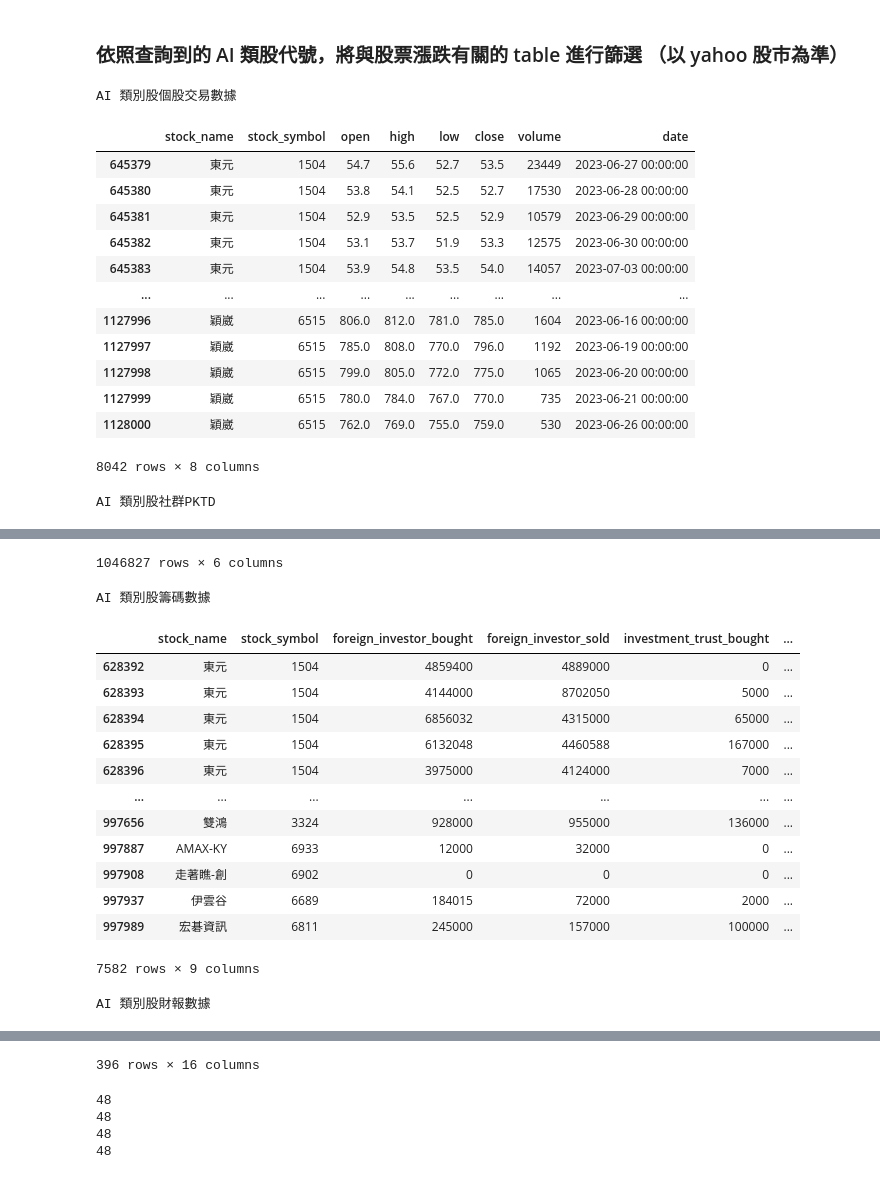
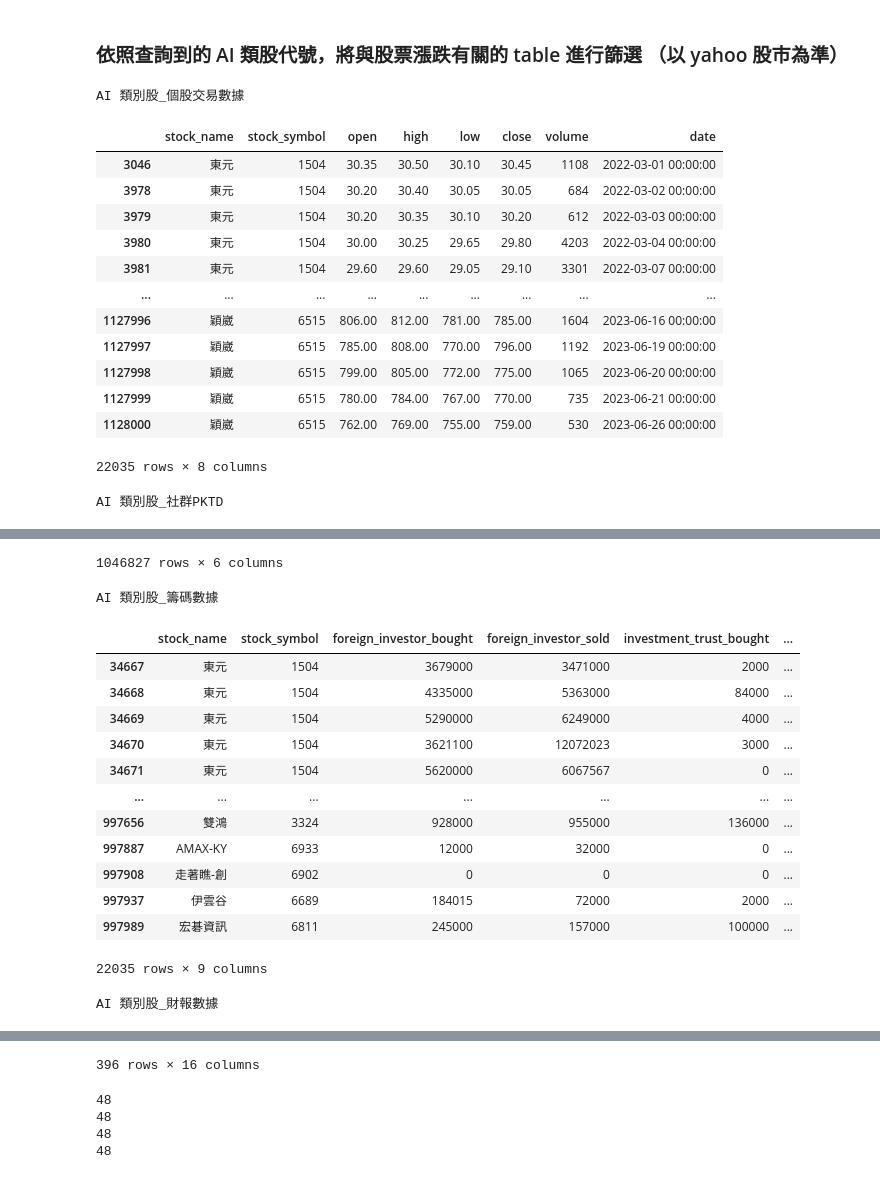
Before and after one commit to ruby0322/bda-midterm-project, a Jupyter notebook: bda_midterm_project.ipynb, the cells around one changed output, grey strips where cells are left out. Cells and saved outputs as stored; diff of their text form; code cells hidden in the pictures.

Commit message:
fix:AI stock info

```diff
--- a/bda_midterm_project.ipynb
+++ b/bda_midterm_project.ipynb
@@ -104,3 +130,15 @@ Categories of 微股力社群PKTD-2年 : Index(['date', 'stock_symbol', 'actionP
+# %%
+# 類股代號皆轉為 string 型態
+data['微股力個股交易數據-2年']['stock_symbol'] = data['微股力個股交易數據-2年']['stock_symbol'].astype(str)
+data['微股力社群PKTD-2年']['stock_symbol'] = data['微股力社群PKTD-2年']['stock_symbol'].astype(str)
+data['微股力籌碼數據-2年']['stock_symbol'] = data['微股力籌碼數據-2年']['stock_symbol'].astype(str)
+data['微股力財報數據-2年']['stock_symbol'] = data['微股力財報數據-2年']['stock_symbol'].astype(str)
+# %%
+# 呼叫次數整理
+data['微股力社群PKTD-2年']['actionP'] = data['微股力社群PKTD-2年']['actionP'] // 123
+data['微股力社群PKTD-2年']['actionK'] = data['微股力社群PKTD-2年']['actionK'] // 123
+data['微股力社群PKTD-2年']['actionT'] = data['微股力社群PKTD-2年']['actionT'] // 123
+data['微股力社群PKTD-2年']['actionD'] = data['微股力社群PKTD-2年']['actionD'] // 123
 # %% [markdown]
 ### 依照查詢到的 AI 類股代號，將與股票漲跌有關的 table 進行篩選 （以 yahoo 股市為準）
 # %%
@@ -111,36 +149,39 @@ AI_stock_label = ['1504','2059','2308','2312','2317','2330','2353','2356','2357'
           '4966','5274','5289','5351','5439','6166','6214','6274','6414','6515',
           '6643','6669','6689','6811','6841','6902','6933','8210']
 # %%
-print('AI 類別股個股交易數據')
+print('AI 類別股_個股交易數據')
 ai_stock_exchange_data = data['微股力個股交易數據-2年'][data['微股力個股交易數據-2年']['stock_symbol'].isin(AI_stock_label)]
 display(ai_stock_exchange_data)
+print('\n')
 
-print('AI 類別股社群PKTD')
-ai_stock_pktd = data['微股力社群PKTD-2年'][data['微股力社群PKTD-2年']['stock_symbol'].isin(AI_stock_label)]
-display(ai_stock_pktd)
+print('AI 類別股_社群PKTD')
+ai_stock_PKTD = data['微股力社群PKTD-2年'][data['微股力社群PKTD-2年']['stock_symbol'].isin(AI_stock_label)]
+display(ai_stock_PKTD)
+print('\n')
 
-print('AI 類別股籌碼數據')
-ai_stock_tokens = data['微股力籌碼數據-2年'][data['微股力籌碼數據-2年']['stock_symbol'].isin(AI_stock_label)]
-display(ai_stock_tokens)
+print('AI 類別股_籌碼數據')
+ai_stock_chips = data['微股力籌碼數據-2年'][data['微股力籌碼數據-2年']['stock_symbol'].isin(AI_stock_label)]
+display(ai_stock_chips)
+print('\n')
 
-print('AI 類別股財報數據')
-data['微股力財報數據-2年']['stock_symbol'] = data['微股力財報數據-2年']['stock_symbol'].astype(str, errors='ignore')
-ai_stock_fin = data['微股力財報數據-2年'][data['微股力財報數據-2年']['stock_symbol'].isin(AI_stock_label)]
-display(ai_stock_fin)
+print('AI 類別股_財報數據')
+ai_stock_fin_state = data['微股力財報數據-2年'][data['微股力財報數據-2年']['stock_symbol'].isin(AI_stock_label)]
+display(ai_stock_fin_state)
+print('\n')
 # %% [output]
-AI 類別股個股交易數據
+AI 類別股_個股交易數據
 |  | stock_name | stock_symbol | open | high | low | close | volume | date |
-| 645379 | 東元 | 1504 | 54.7 | 55.6 | 52.7 | 53.5 | 23449 | 2023-06-27 00:00:00 |
-| 645380 | 東元 | 1504 | 53.8 | 54.1 | 52.5 | 52.7 | 17530 | 2023-06-28 00:00:00 |
-| 645381 | 東元 | 1504 | 52.9 | 53.5 | 52.5 | 52.9 | 10579 | 2023-06-29 00:00:00 |
-| 645382 | 東元 | 1504 | 53.1 | 53.7 | 51.9 | 53.3 | 12575 | 2023-06-30 00:00:00 |
-| 645383 | 東元 | 1504 | 53.9 | 54.8 | 53.5 | 54.0 | 14057 | 2023-07-03 00:00:00 |
+| 3046 | 東元 | 1504 | 30.35 | 30.50 | 30.10 | 30.45 | 1108 | 2022-03-01 00:00:00 |
+| 3978 | 東元 | 1504 | 30.20 | 30.40 | 30.05 | 30.05 | 684 | 2022-03-02 00:00:00 |
+| 3979 | 東元 | 1504 | 30.20 | 30.35 | 30.10 | 30.20 | 612 | 2022-03-03 00:00:00 |
+| 3980 | 東元 | 1504 | 30.00 | 30.25 | 29.65 | 29.80 | 4203 | 2022-03-04 00:00:00 |
+| 3981 | 東元 | 1504 | 29.60 | 29.60 | 29.05 | 29.10 | 3301 | 2022-03-07 00:00:00 |
 | ... | ... | ... | ... | ... | ... | ... | ... | ... |
-| 1127996 | 穎崴 | 6515 | 806.0 | 812.0 | 781.0 | 785.0 | 1604 | 2023-06-16 00:00:00 |
-| 1127997 | 穎崴 | 6515 | 785.0 | 808.0 | 770.0 | 796.0 | 1192 | 2023-06-19 00:00:00 |
-| 1127998 | 穎崴 | 6515 | 799.0 | 805.0 | 772.0 | 775.0 | 1065 | 2023-06-20 00:00:00 |
-| 1127999 | 穎崴 | 6515 | 780.0 | 784.0 | 767.0 | 770.0 | 735 | 2023-06-21 00:00:00 |
-| 1128000 | 穎崴 | 6515 | 762.0 | 769.0 | 755.0 | 759.0 | 530 | 2023-06-26 00:00:00 |
+| 1127996 | 穎崴 | 6515 | 806.00 | 812.00 | 781.00 | 785.00 | 1604 | 2023-06-16 00:00:00 |
+| 1127997 | 穎崴 | 6515 | 785.00 | 808.00 | 770.00 | 796.00 | 1192 | 2023-06-19 00:00:00 |
+| 1127998 | 穎崴 | 6515 | 799.00 | 805.00 | 772.00 | 775.00 | 1065 | 2023-06-20 00:00:00 |
+| 1127999 | 穎崴 | 6515 | 780.00 | 784.00 | 767.00 | 770.00 | 735 | 2023-06-21 00:00:00 |
+| 1128000 | 穎崴 | 6515 | 762.00 | 769.00 | 755.00 | 759.00 | 530 | 2023-06-26 00:00:00 |
-8042 rows × 8 columns
+22035 rows × 8 columns
-AI 類別股社群PKTD
+AI 類別股_社群PKTD
 |  | date | stock_symbol | actionP | actionK | actionT | actionD |
@@ -158,19 +199,19 @@ AI 類別股社群PKTD
 1046827 rows × 6 columns
-AI 類別股籌碼數據
+AI 類別股_籌碼數據
 |  | stock_name | stock_symbol | foreign_investor_bought | foreign_investor_sold | investment_trust_bought | ... |
-| 628392 | 東元 | 1504 | 4859400 | 4889000 | 0 | ... |
-| 628393 | 東元 | 1504 | 4144000 | 8702050 | 5000 | ... |
-| 628394 | 東元 | 1504 | 6856032 | 4315000 | 65000 | ... |
-| 628395 | 東元 | 1504 | 6132048 | 4460588 | 167000 | ... |
-| 628396 | 東元 | 1504 | 3975000 | 4124000 | 7000 | ... |
+| 34667 | 東元 | 1504 | 3679000 | 3471000 | 2000 | ... |
+| 34668 | 東元 | 1504 | 4335000 | 5363000 | 84000 | ... |
+| 34669 | 東元 | 1504 | 5290000 | 6249000 | 4000 | ... |
+| 34670 | 東元 | 1504 | 3621100 | 12072023 | 3000 | ... |
+| 34671 | 東元 | 1504 | 5620000 | 6067567 | 0 | ... |
 | ... | ... | ... | ... | ... | ... | ... |
 | 997656 | 雙鴻 | 3324 | 928000 | 955000 | 136000 | ... |
 | 997887 | AMAX-KY | 6933 | 12000 | 32000 | 0 | ... |
 | 997908 | 走著瞧-創 | 6902 | 0 | 0 | 0 | ... |
 | 997937 | 伊雲谷 | 6689 | 184015 | 72000 | 2000 | ... |
 | 997989 | 宏碁資訊 | 6811 | 245000 | 157000 | 100000 | ... |
-7582 rows × 9 columns
+22035 rows × 9 columns
-AI 類別股財報數據
+AI 類別股_財報數據
 |  | stock_name | stock_symbol | period | gross_profit_margin | operating_profit_margin | net_profit_margin | ... |
 | 461 | 東元 | 1504 | Q | 24.35 | 11.39 | 11.70 | ... |
 | 462 | 東元 | 1504 | Q | 22.98 | 8.78 | 7.47 | ... |
```
Also changed, not shown: parts of 6 cells of this notebook.
